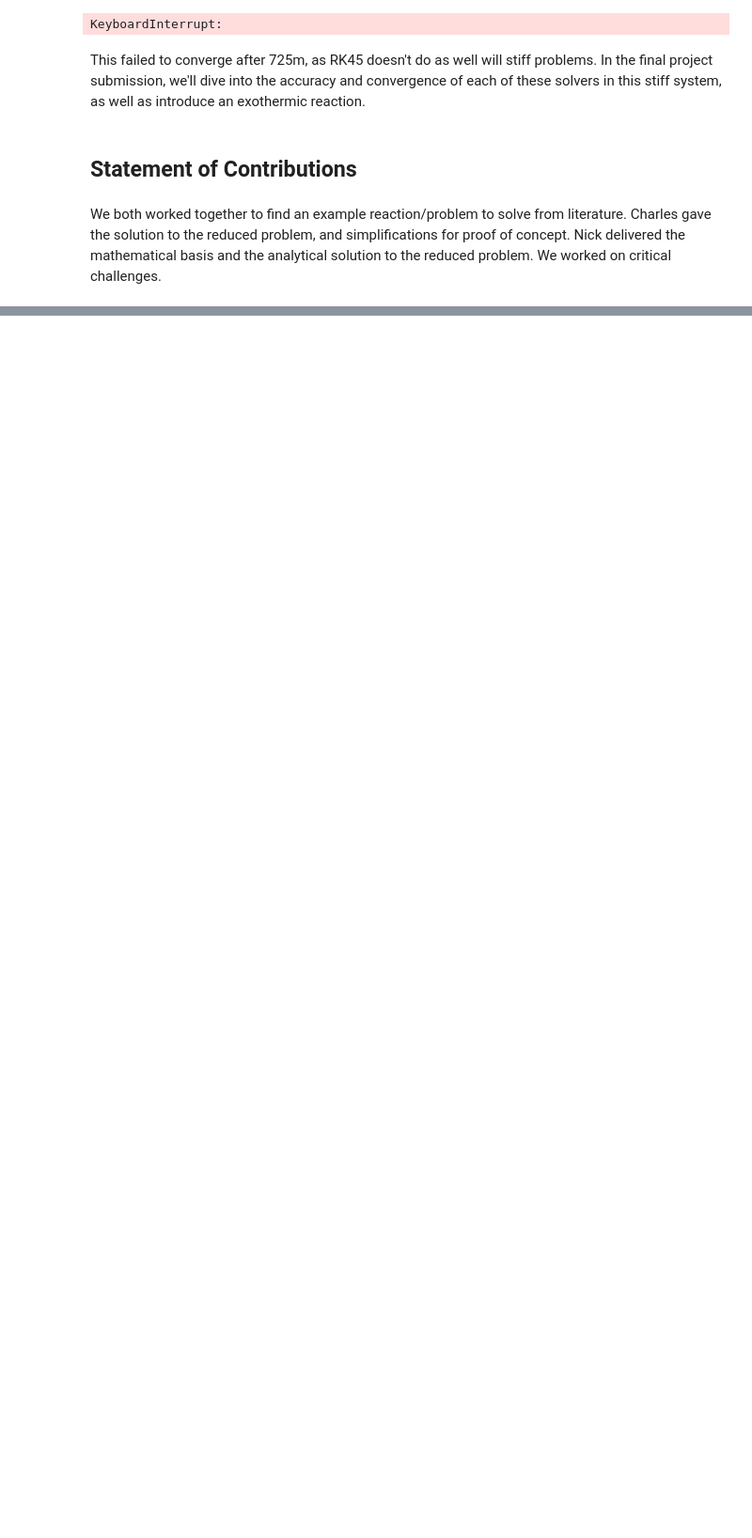
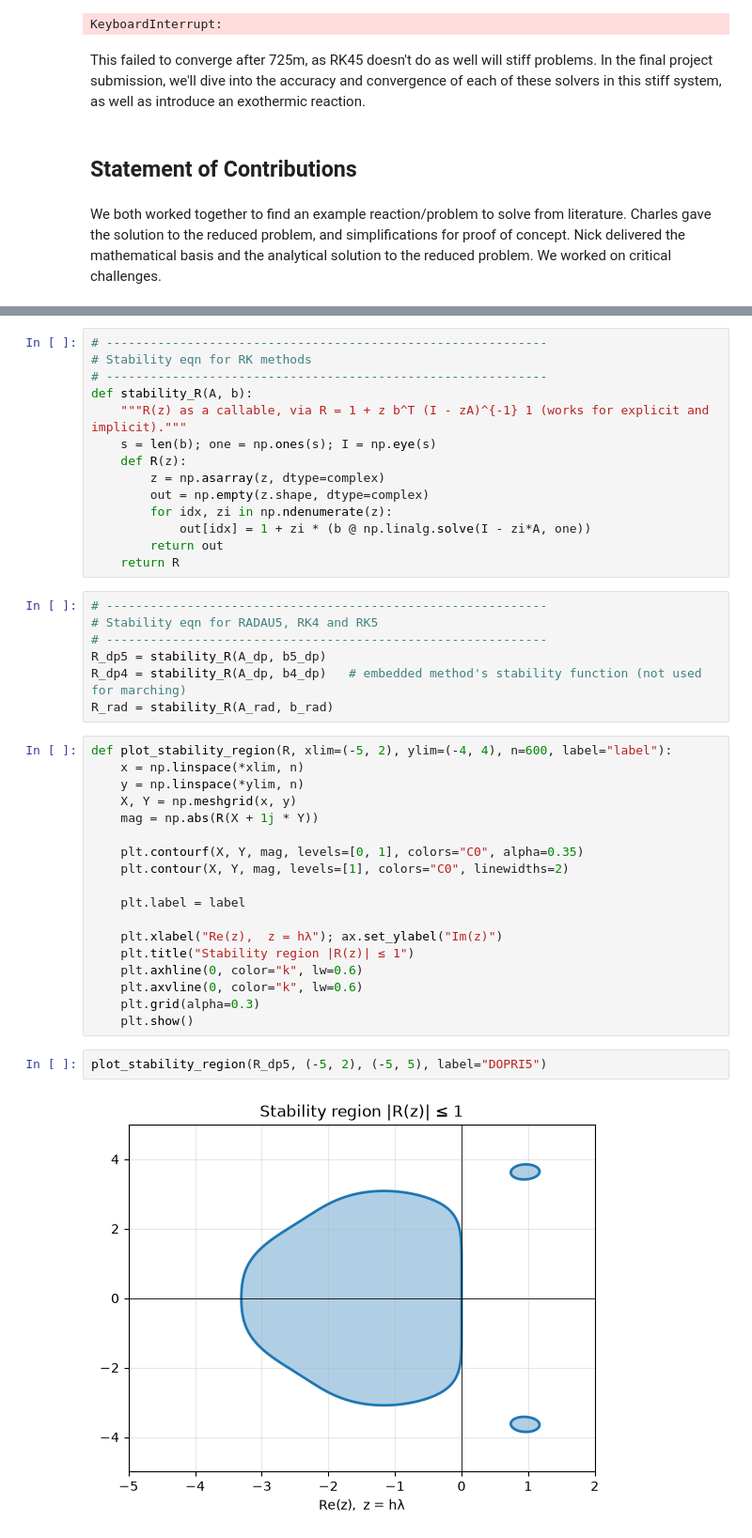
Before and after one commit to charlie-harriman/06-623-Project, a Jupyter notebook: Concept.ipynb, the cells around one changed output, grey strips where cells are left out. Shown at 94% size. Drawn from its saved outputs; the diff is of its cells as text; blank space fills up the shorter version.

Commit message:
Stability

```diff
--- a/Concept.ipynb
+++ b/Concept.ipynb
@@ -319,0 +360,43 @@ We both worked together to find an example reaction/problem to solve from litera
+# %%
+# ------------------------------------------------------------
+# Stability eqn for RK methods
+# ------------------------------------------------------------
+def stability_R(A, b):
+    """R(z) as a callable, via R = 1 + z b^T (I - zA)^{-1} 1 (works for explicit and implicit)."""
+    s = len(b); one = np.ones(s); I = np.eye(s)
+    def R(z):
+        z = np.asarray(z, dtype=complex)
+        out = np.empty(z.shape, dtype=complex)
+        for idx, zi in np.ndenumerate(z):
+            out[idx] = 1 + zi * (b @ np.linalg.solve(I - zi*A, one))
+        return out
+    return R
+# %%
+# ------------------------------------------------------------
+# Stability eqn for RADAU5, RK4 and RK5
+# ------------------------------------------------------------
+R_dp5 = stability_R(A_dp, b5_dp)
+R_dp4 = stability_R(A_dp, b4_dp)   # embedded method's stability function (not used for marching)
+R_rad = stability_R(A_rad, b_rad)
+# %%
+def plot_stability_region(R, xlim=(-5, 2), ylim=(-4, 4), n=600, label="label"):
+    x = np.linspace(*xlim, n)
+    y = np.linspace(*ylim, n)
+    X, Y = np.meshgrid(x, y)
+    mag = np.abs(R(X + 1j * Y))
+
+    plt.contourf(X, Y, mag, levels=[0, 1], colors="C0", alpha=0.35)
+    plt.contour(X, Y, mag, levels=[1], colors="C0", linewidths=2)
+
+    plt.label = label
+
+    plt.xlabel("Re(z),  z = hλ"); ax.set_ylabel("Im(z)")
+    plt.title("Stability region |R(z)| ≤ 1")
+    plt.axhline(0, color="k", lw=0.6)
+    plt.axvline(0, color="k", lw=0.6)
+    plt.grid(alpha=0.3)
+    plt.show()
+# %%
+plot_stability_region(R_dp5, (-5, 2), (-5, 5), label="DOPRI5")
+# %% [output]
+[figure, added]
```
Also changed, not shown: parts of 6 cells of this notebook.
